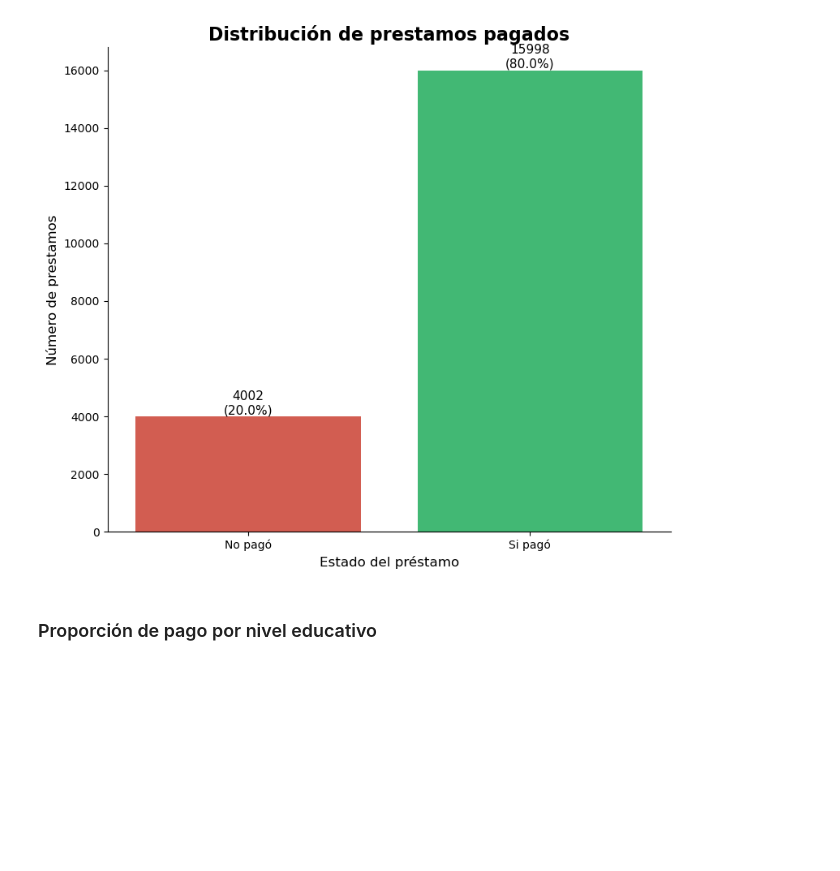
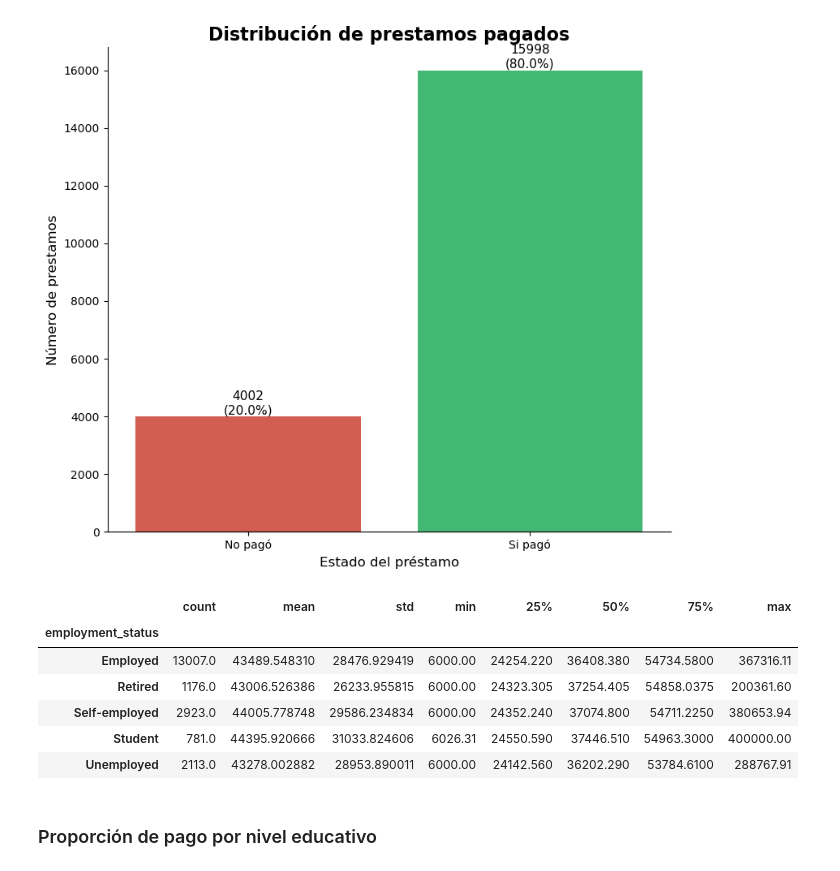
Before and after one commit to JairRamosG/Loan_Status_Prediction, a Jupyter notebook: notebooks/EDA.ipynb, the cells around one changed output. Saved outputs shown, nothing was run; the diff lists cells and outputs as text; code cells hidden in the pictures; blank space fills up the shorter version.

```diff
--- a/notebooks/EDA.ipynb
+++ b/notebooks/EDA.ipynb
@@ -128,5 +128,15 @@ Passing `palette` without assigning `hue` is deprecated and will be removed in v
 
   ax = sns.countplot(
 [figure]
+# %%
+df.groupby('employment_status')['annual_income'].describe()
+# %% [output]
+|  | count | mean | std | min | 25% | 50% | 75% | max |
+| employment_status |  |  |  |  |  |  |  |  |
+| Employed | 13007.0 | 43489.548310 | 28476.929419 | 6000.00 | 24254.220 | 36408.380 | 54734.5800 | 367316.11 |
+| Retired | 1176.0 | 43006.526386 | 26233.955815 | 6000.00 | 24323.305 | 37254.405 | 54858.0375 | 200361.60 |
+| Self-employed | 2923.0 | 44005.778748 | 29586.234834 | 6000.00 | 24352.240 | 37074.800 | 54711.2250 | 380653.94 |
+| Student | 781.0 | 44395.920666 | 31033.824606 | 6026.31 | 24550.590 | 37446.510 | 54963.3000 | 400000.00 |
+| Unemployed | 2113.0 | 43278.002882 | 28953.890011 | 6000.00 | 24142.560 | 36202.290 | 53784.6100 | 288767.91 |
 # %% [markdown]
 ### Proporción de pago por nivel educativo
```
Also changed, not shown: parts of 3 cells of this notebook.
